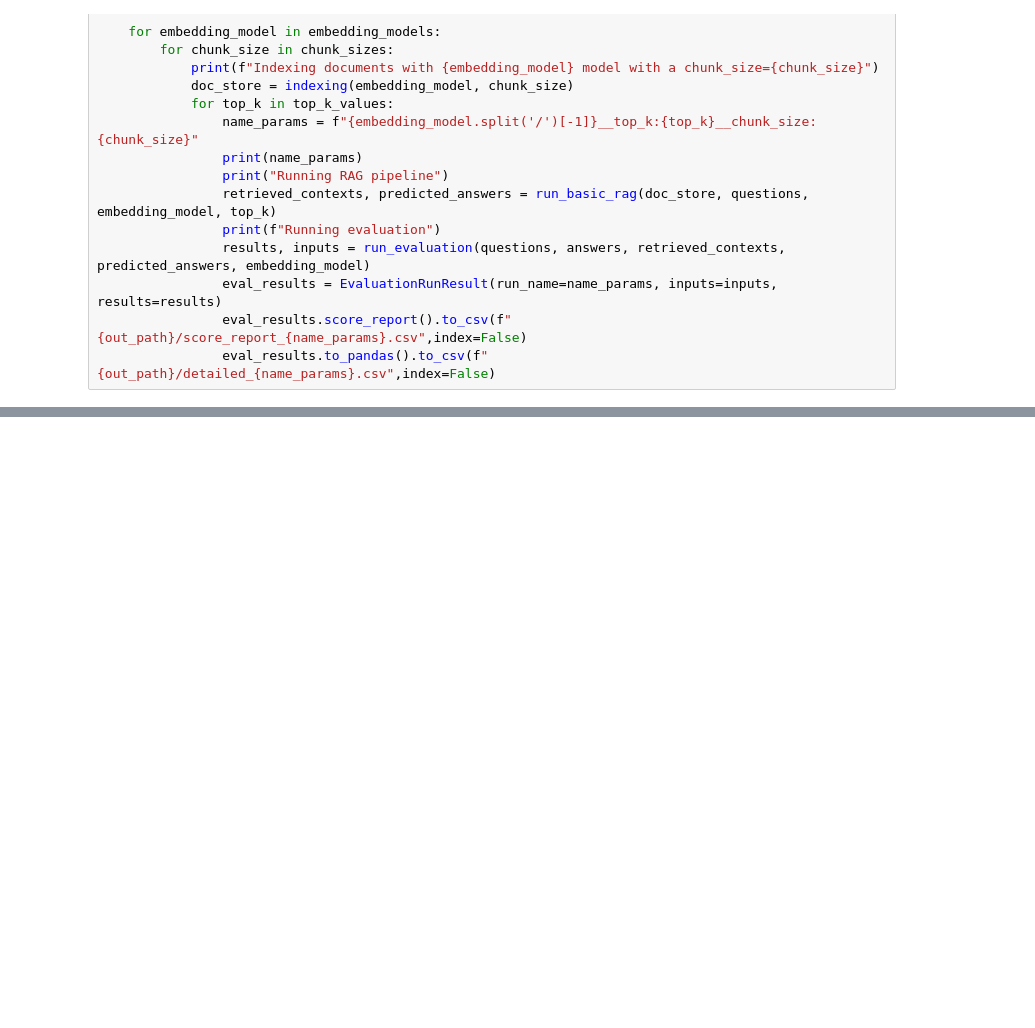
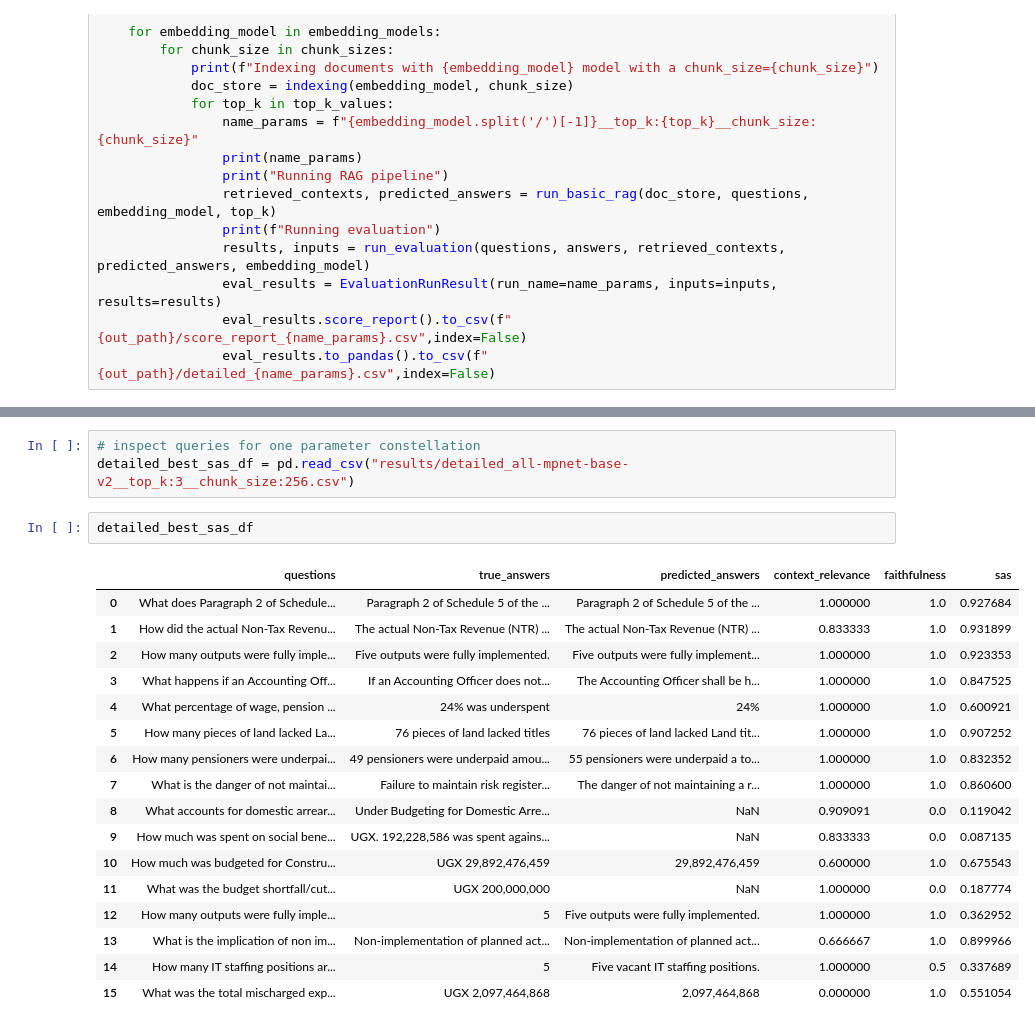
Before and after one commit to jonas-nothnagel/rag-pipelines, a Jupyter notebook: notebooks/haystack_eval.ipynb, the cells around one changed output, grey strips where cells are left out. Saved outputs shown, nothing was run; the diff lists cells and outputs as text; blank space fills up the shorter version.

```diff
--- a/notebooks/haystack_eval.ipynb
+++ b/notebooks/haystack_eval.ipynb
@@ -223,0 +282,23 @@ TypeError: cannot unpack non-iterable NoneType object
+# %%
+# inspect queries for one parameter constellation
+detailed_best_sas_df = pd.read_csv("results/detailed_all-mpnet-base-v2__top_k:3__chunk_size:256.csv")
+# %%
+detailed_best_sas_df
+# %% [output]
+|  | questions | true_answers | predicted_answers | context_relevance | faithfulness | sas |
+| 0 | What does Paragraph 2 of Schedule... | Paragraph 2 of Schedule 5 of the ... | Paragraph 2 of Schedule 5 of the ... | 1.000000 | 1.0 | 0.927684 |
+| 1 | How did the actual Non-Tax Revenu... | The actual Non-Tax Revenue (NTR) ... | The actual Non-Tax Revenue (NTR) ... | 0.833333 | 1.0 | 0.931899 |
+| 2 | How many outputs were fully imple... | Five outputs were fully implemented. | Five outputs were fully implement... | 1.000000 | 1.0 | 0.923353 |
+| 3 | What happens if an Accounting Off... | If an Accounting Officer does not... | The Accounting Officer shall be h... | 1.000000 | 1.0 | 0.847525 |
+| 4 | What percentage of wage, pension ... | 24% was underspent | 24% | 1.000000 | 1.0 | 0.600921 |
+| 5 | How many pieces of land lacked La... | 76 pieces of land lacked titles | 76 pieces of land lacked Land tit... | 1.000000 | 1.0 | 0.907252 |
+| 6 | How many pensioners were underpai... | 49 pensioners were underpaid amou... | 55 pensioners were underpaid a to... | 1.000000 | 1.0 | 0.832352 |
+| 7 | What is the danger of not maintai... | Failure to maintain risk register... | The danger of not maintaining a r... | 1.000000 | 1.0 | 0.860600 |
+| 8 | What accounts for domestic arrear... | Under Budgeting for Domestic Arre... | NaN | 0.909091 | 0.0 | 0.119042 |
+| 9 | How much was spent on social bene... | UGX. 192,228,586 was spent agains... | NaN | 0.833333 | 0.0 | 0.087135 |
+| 10 | How much was budgeted for Constru... | UGX 29,892,476,459 | 29,892,476,459 | 0.600000 | 1.0 | 0.675543 |
+| 11 | What was the budget shortfall/cut... | UGX 200,000,000 | NaN | 1.000000 | 0.0 | 0.187774 |
+| 12 | How many outputs were fully imple... | 5 | Five outputs were fully implemented. | 1.000000 | 1.0 | 0.362952 |
+| 13 | What is the implication of non im... | Non-implementation of planned act... | Non-implementation of planned act... | 0.666667 | 1.0 | 0.899966 |
+| 14 | How many IT staffing positions ar... | 5 | Five vacant IT staffing positions. | 1.000000 | 0.5 | 0.337689 |
+| 15 | What was the total mischarged exp... | UGX 2,097,464,868 | 2,097,464,868 | 0.000000 | 1.0 | 0.551054 |
```
Also changed, not shown: parts of 9 cells of this notebook, 57 other files.
